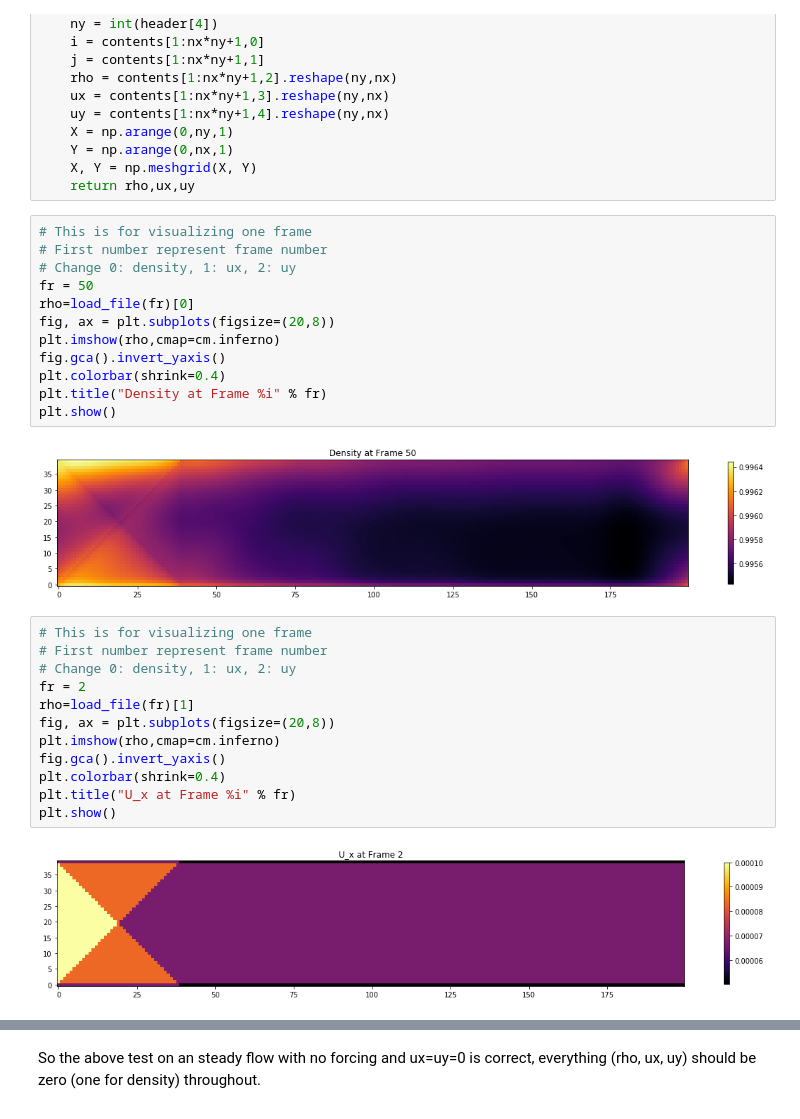
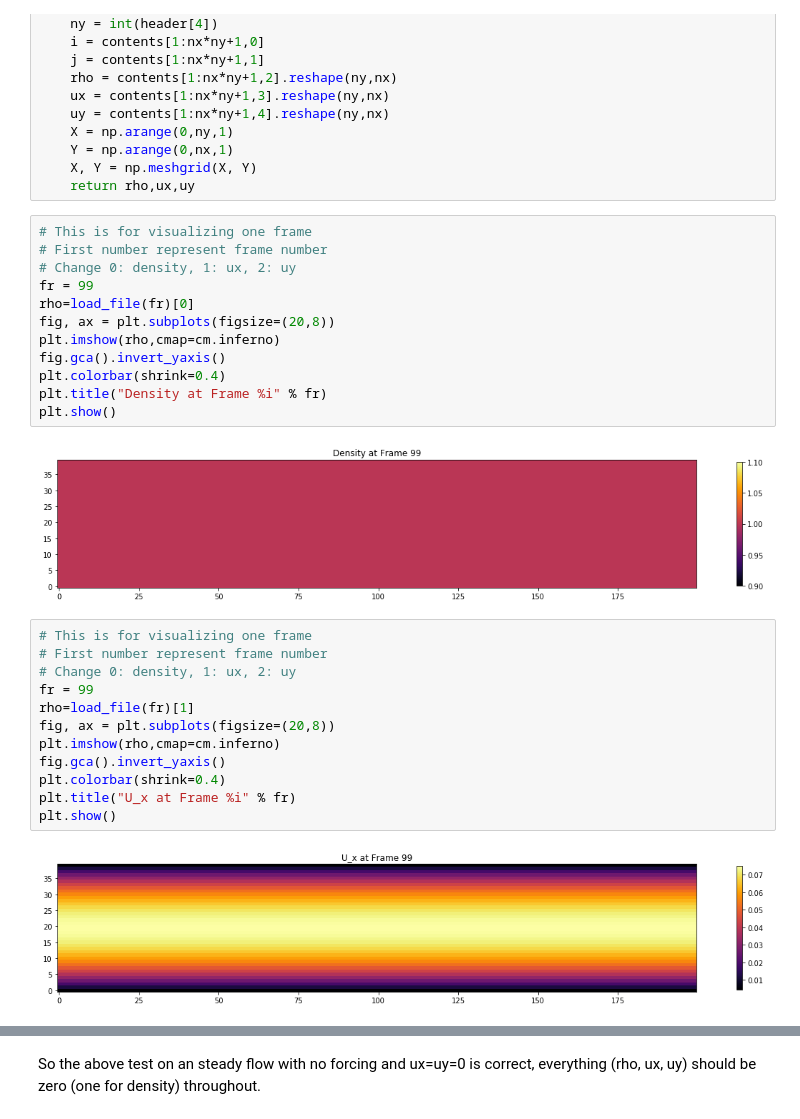
Before and after one commit to iacs-ac290r-2019/homework, a Jupyter notebook: hw2/lbm_7/viz.ipynb, the cells around one changed output, grey strips where cells are left out. Drawn from its saved outputs; the diff is of its cells as text.

```diff
--- a/hw2/lbm_7/viz.ipynb
+++ b/hw2/lbm_7/viz.ipynb
@@ -24,22 +24,22 @@ def load_file(fr):
 # %%
 # This is for visualizing one frame
 # First number represent frame number
 # Change 0: density, 1: ux, 2: uy
-fr = 50
+fr = 99
 rho=load_file(fr)[0]
 fig, ax = plt.subplots(figsize=(20,8))
 plt.imshow(rho,cmap=cm.inferno)
 fig.gca().invert_yaxis()
 plt.colorbar(shrink=0.4)
 plt.title("Density at Frame %i" % fr)
 plt.show()
 # %% [output]
-[figure, old version]
+[figure, new version]
 # %%
 # This is for visualizing one frame
 # First number represent frame number
 # Change 0: density, 1: ux, 2: uy
-fr = 2
+fr = 99
 rho=load_file(fr)[1]
 fig, ax = plt.subplots(figsize=(20,8))
 plt.imshow(rho,cmap=cm.inferno)
@@ -48,7 +48,7 @@ plt.colorbar(shrink=0.4)
 plt.title("U_x at Frame %i" % fr)
 plt.show()
 # %% [output]
-[figure, old version]
+[figure, new version]
 # %%
 # This is for visualizing one frame
 # First number represent frame number
```
Also changed, not shown: parts of 4 cells of this notebook.
